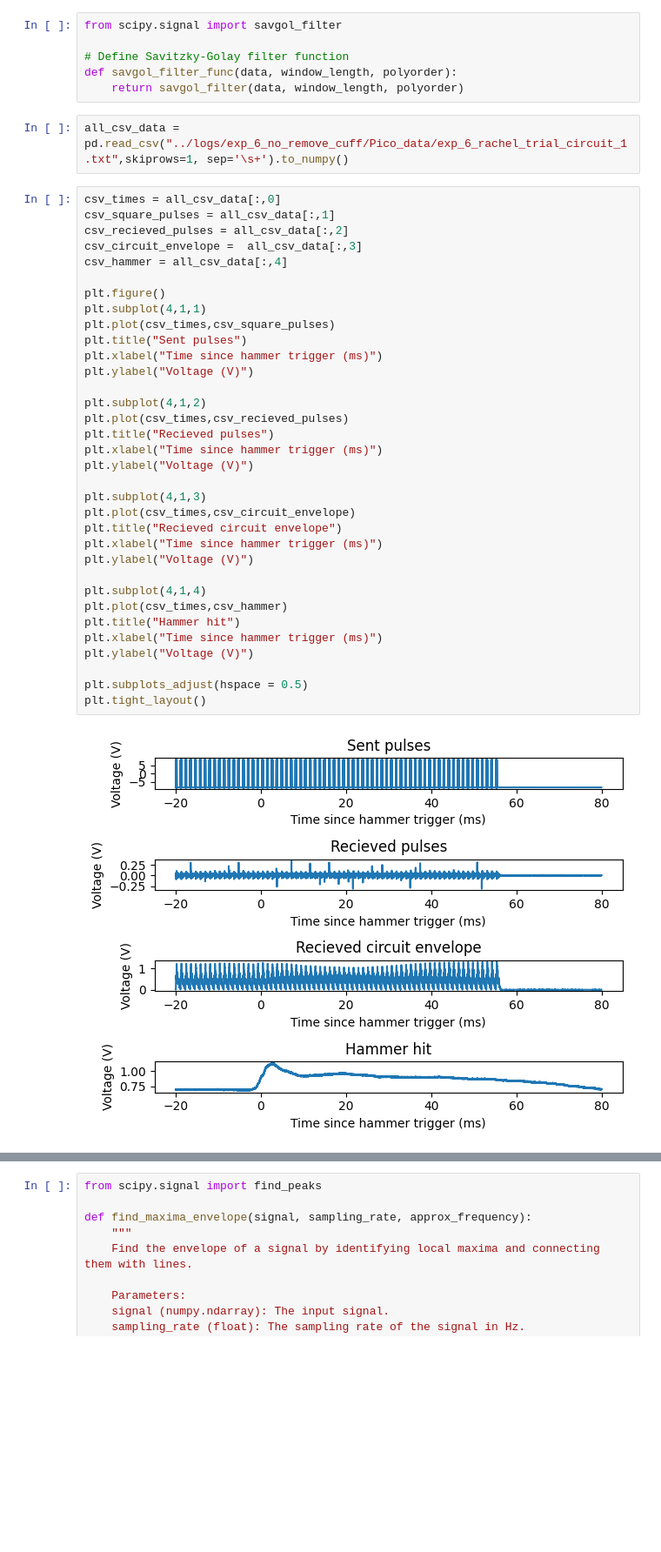
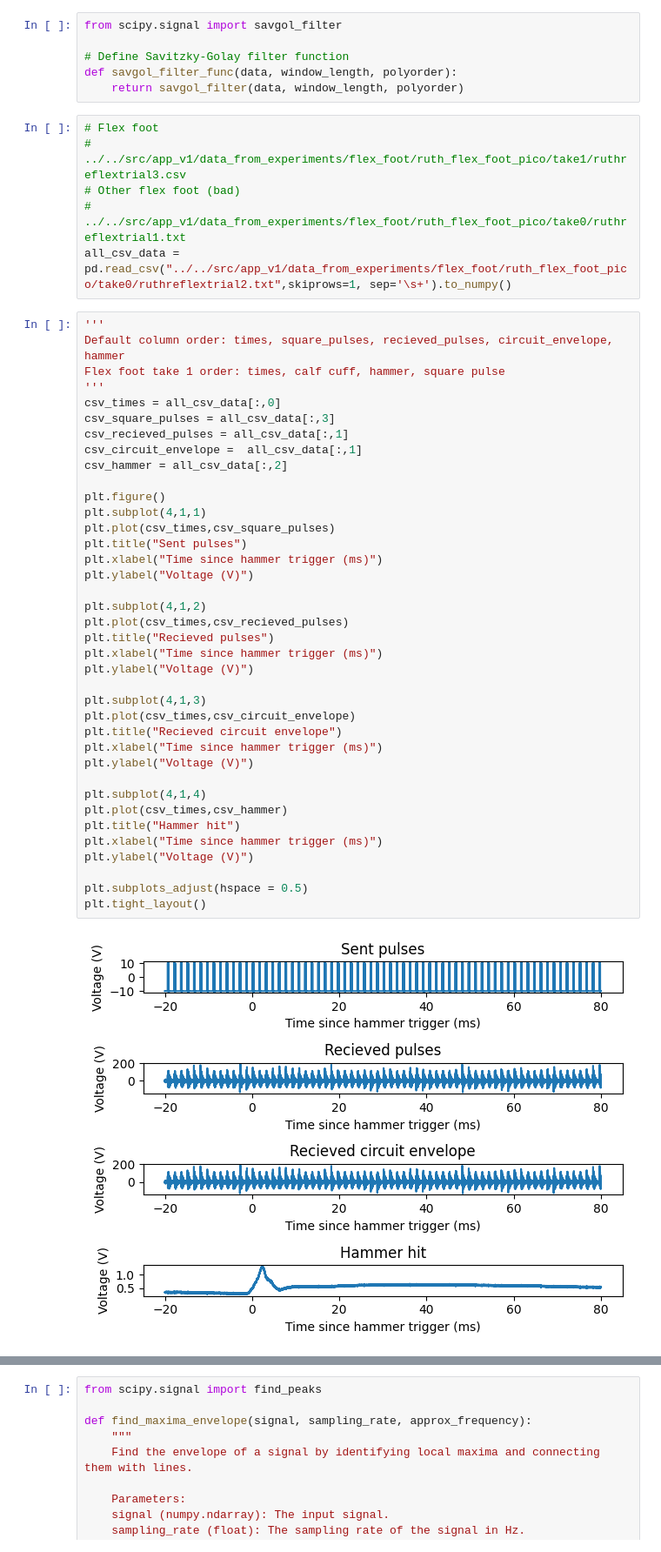
Before and after one commit to happyRainDrop/SmartHammer, a Jupyter notebook: src/data_analysis_jupyter/analyze_Pico_data.ipynb, the cells around one changed output, grey strips where cells are left out. Shown at 87% size. Cells and saved outputs as stored; diff of their text form; blank space fills up the shorter version.

Commit message:
add pico data  update ipynb

```diff
--- a/src/data_analysis_jupyter/analyze_Pico_data.ipynb
+++ b/src/data_analysis_jupyter/analyze_Pico_data.ipynb
@@ -16,43 +16,51 @@ from scipy.signal import savgol_filter
 def savgol_filter_func(data, window_length, polyorder):
     return savgol_filter(data, window_length, polyorder)
 # %%
-all_csv_data = pd.read_csv("../logs/exp_6_no_remove_cuff/Pico_data/exp_6_rachel_trial_circuit_1.txt",skiprows=1, sep='\s+').to_numpy()
+# Flex foot
+# ../../src/app_v1/data_from_experiments/flex_foot/ruth_flex_foot_pico/take1/ruthreflextrial3.csv
+# Other flex foot (bad)
+# ../../src/app_v1/data_from_experiments/flex_foot/ruth_flex_foot_pico/take0/ruthreflextrial1.txt
+all_csv_data = pd.read_csv("../../src/app_v1/data_from_experiments/flex_foot/ruth_flex_foot_pico/take0/ruthreflextrial2.txt",skiprows=1, sep='\s+').to_numpy()
 # %%
+'''
+Default column order: times, square_pulses, recieved_pulses, circuit_envelope, hammer
+Flex foot take 1 order: times, calf cuff, hammer, square pulse
+'''
 csv_times = all_csv_data[:,0]
-csv_square_pulses = all_csv_data[:,1]
-csv_recieved_pulses = all_csv_data[:,2]
-csv_circuit_envelope =  all_csv_data[:,3]
-csv_hammer = all_csv_data[:,4]
+csv_square_pulses = all_csv_data[:,3]
+csv_recieved_pulses = all_csv_data[:,1]
+csv_circuit_envelope =  all_csv_data[:,1]
+csv_hammer = all_csv_data[:,2]
 
 plt.figure()
 plt.subplot(4,1,1)
 plt.plot(csv_times,csv_square_pulses)
 plt.title("Sent pulses")
 plt.xlabel("Time since hammer trigger (ms)")
 plt.ylabel("Voltage (V)")
 
 plt.subplot(4,1,2)
 plt.plot(csv_times,csv_recieved_pulses)
 plt.title("Recieved pulses")
 plt.xlabel("Time since hammer trigger (ms)")
 plt.ylabel("Voltage (V)")
 
 plt.subplot(4,1,3)
 plt.plot(csv_times,csv_circuit_envelope)
 plt.title("Recieved circuit envelope")
 plt.xlabel("Time since hammer trigger (ms)")
 plt.ylabel("Voltage (V)")
 
 plt.subplot(4,1,4)
 plt.plot(csv_times,csv_hammer)
 plt.title("Hammer hit")
 plt.xlabel("Time since hammer trigger (ms)")
 plt.ylabel("Voltage (V)")
 
 plt.subplots_adjust(hspace = 0.5)
 plt.tight_layout()
 # %% [output]
-[figure, old version]
+[figure, new version]
 # %%
 plt.figure(figsize=(20,5))
 plt.plot(csv_times,csv_recieved_pulses)
```
Also changed, not shown: parts of 17 cells of this notebook, 42 other files.
